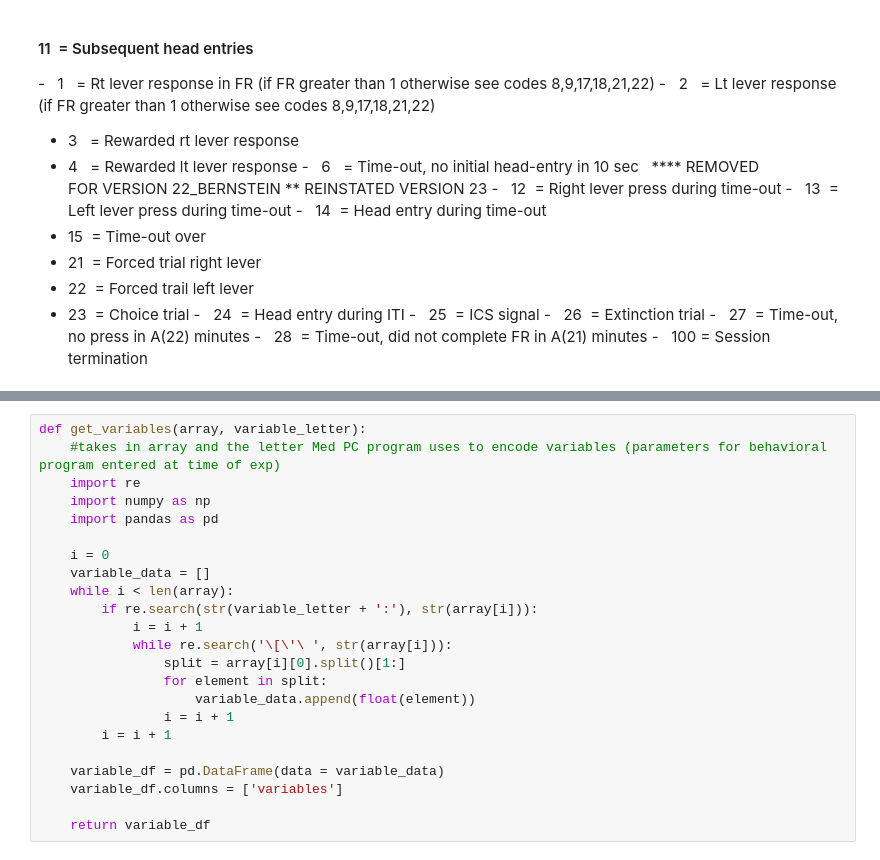
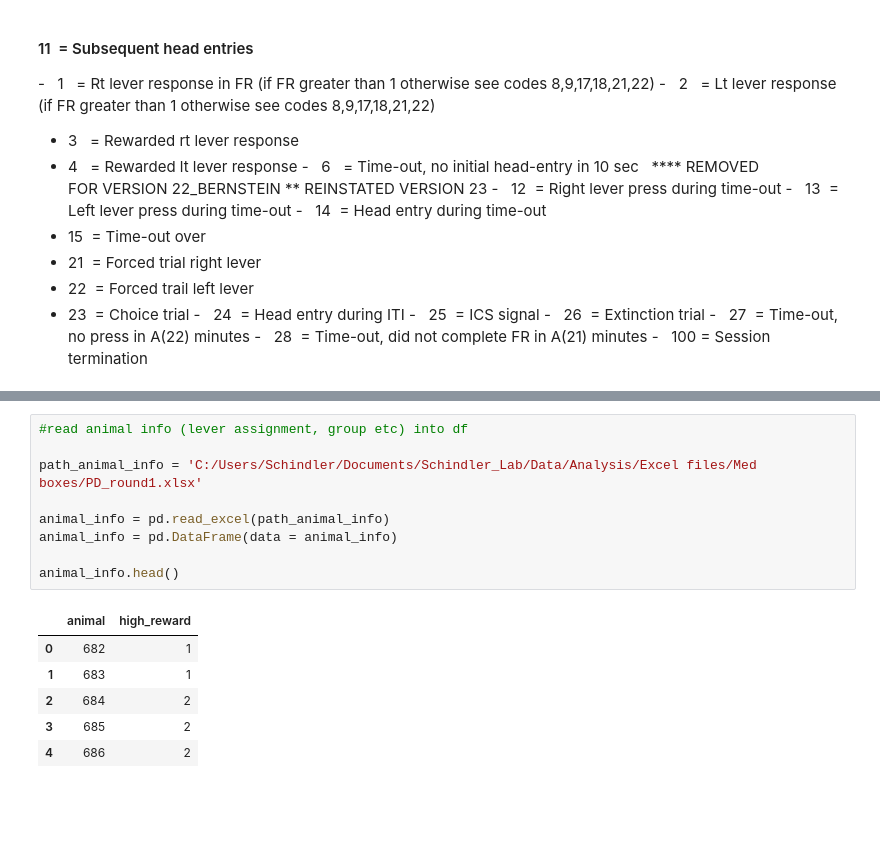
Before and after one commit to grace3999/MedPC, a Jupyter notebook: med_discounting.ipynb, the cells around one changed output, grey strips where cells are left out. Cells and saved outputs as stored; diff of their text form; blank space fills up the shorter version.

```diff
--- a/med_discounting.ipynb
+++ b/med_discounting.ipynb
@@ -294,26 +396,19 @@ def create_session_df(trial_data, bit_dic):
-# %%
-def get_variables(array, variable_letter):
-    #takes in array and the letter Med PC program uses to encode variables (parameters for behavioral program entered at time of exp)
-    import re
-    import numpy as np
-    import pandas as pd
-
-    i = 0
-    variable_data = []
-    while i < len(array):
-        if re.search(str(variable_letter + ':'), str(array[i])):
-            i = i + 1
-            while re.search('\[\'\ ', str(array[i])):
-                split = array[i][0].split()[1:]
-                for element in split:
-                    variable_data.append(float(element))
-                i = i + 1
-        i = i + 1
-
-    variable_df = pd.DataFrame(data = variable_data)
-    variable_df.columns = ['variables']
-
-    return variable_df
+# %%
+#read animal info (lever assignment, group etc) into df
+
+path_animal_info = 'C:/Users/Schindler/Documents/Schindler_Lab/Data/Analysis/Excel files/Med boxes/PD_round1.xlsx'
+
+animal_info = pd.read_excel(path_animal_info)
+animal_info = pd.DataFrame(data = animal_info)
+
+animal_info.head()
+# %% [output]
+|  | animal | high_reward |
+| 0 | 682 | 1 |
+| 1 | 683 | 1 |
+| 2 | 684 | 2 |
+| 3 | 685 | 2 |
+| 4 | 686 | 2 |
 # %%
 %%time
 final_data = pd.DataFrame()
```
Also changed, not shown: parts of 39 cells of this notebook.
